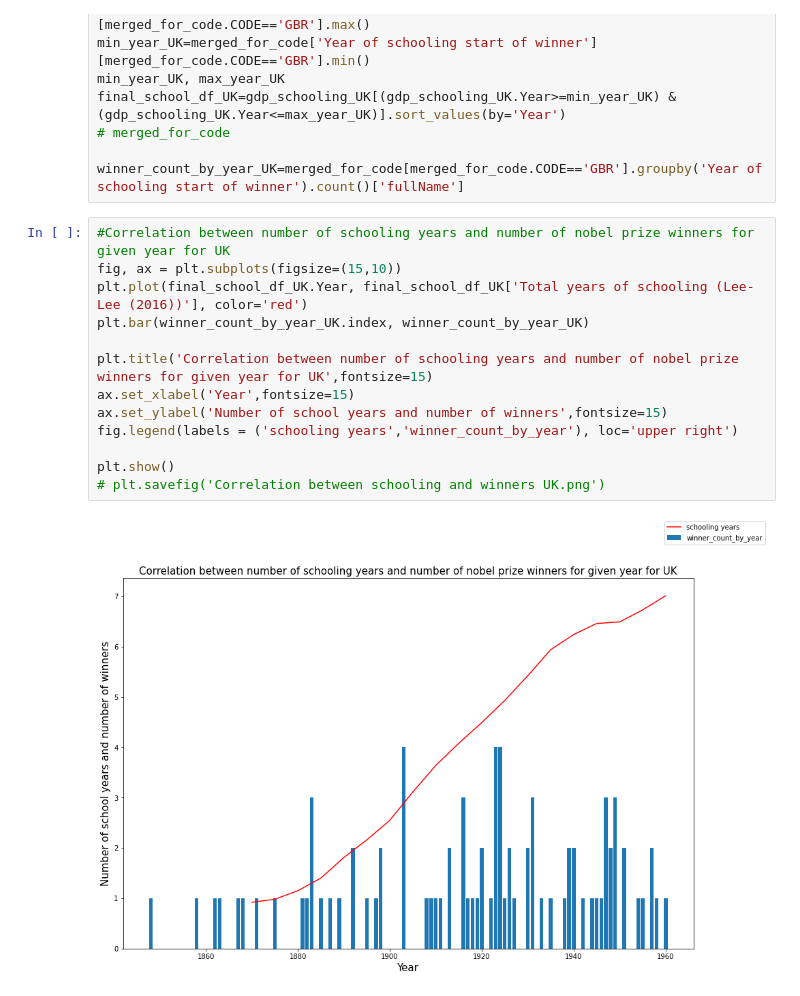
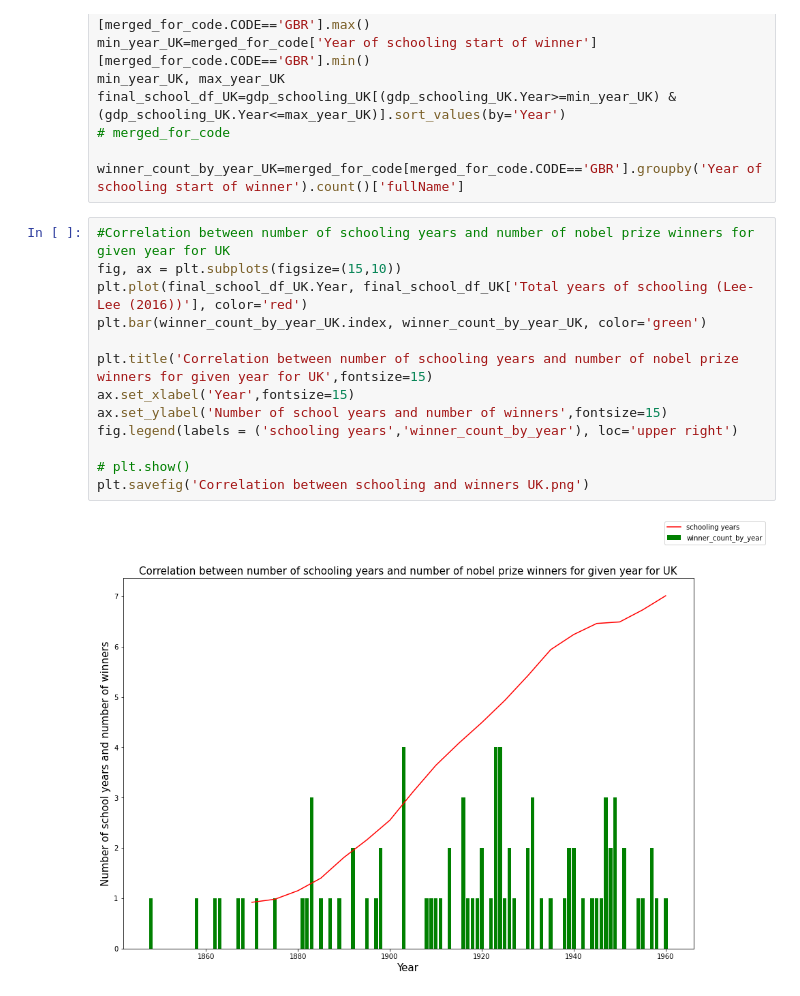
Before and after one commit to arturmusin47/nobel_prize_and_schooling, a Jupyter notebook: EDA.ipynb, the cells around one changed output. Drawn from its saved outputs; the diff is of its cells as text.

```diff
--- a/EDA.ipynb
+++ b/EDA.ipynb
@@ -573,15 +575,15 @@ winner_count_by_year_UK=merged_for_code[merged_for_code.CODE=='GBR'].groupby('Ye
 # %%
 #Correlation between number of schooling years and number of nobel prize winners for given year for UK
 fig, ax = plt.subplots(figsize=(15,10))
 plt.plot(final_school_df_UK.Year, final_school_df_UK['Total years of schooling (Lee-Lee (2016))'], color='red')
-plt.bar(winner_count_by_year_UK.index, winner_count_by_year_UK)
+plt.bar(winner_count_by_year_UK.index, winner_count_by_year_UK, color='green')
 
 plt.title('Correlation between number of schooling years and number of nobel prize winners for given year for UK',fontsize=15)
 ax.set_xlabel('Year',fontsize=15)
 ax.set_ylabel('Number of school years and number of winners',fontsize=15)
 fig.legend(labels = ('schooling years','winner_count_by_year'), loc='upper right')
 
-plt.show()
-# plt.savefig('Correlation between schooling and winners UK.png')
+# plt.show()
+plt.savefig('Correlation between schooling and winners UK.png')
 # %% [output]
-[figure, old version]
+[figure, new version]
```
Also changed, not shown: parts of 12 cells of this notebook, 2 other files.
